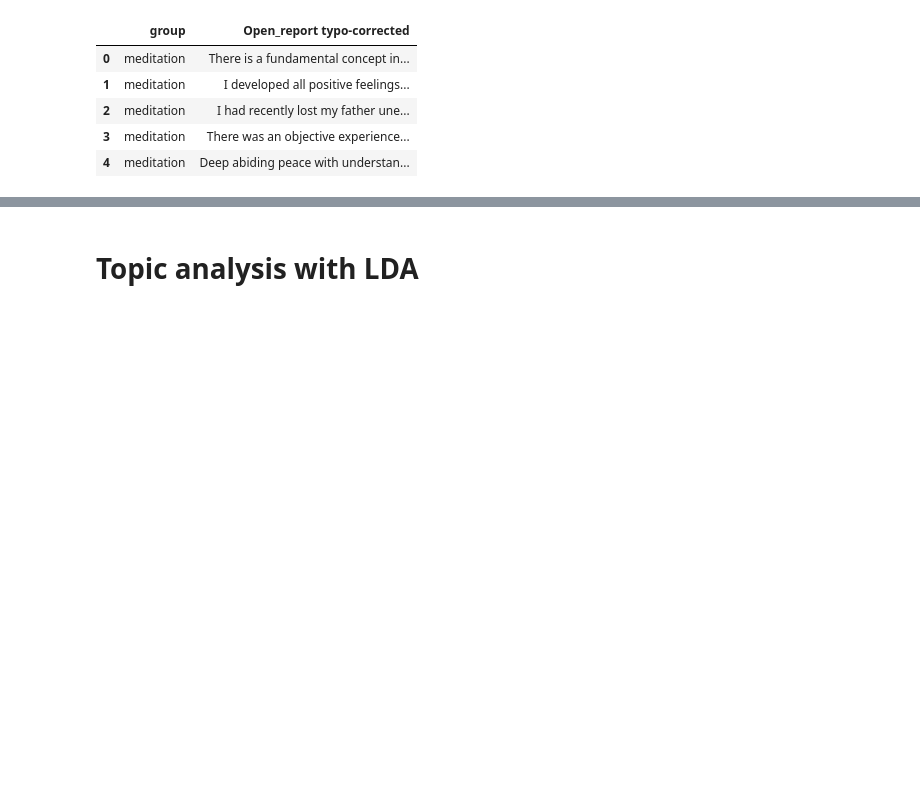
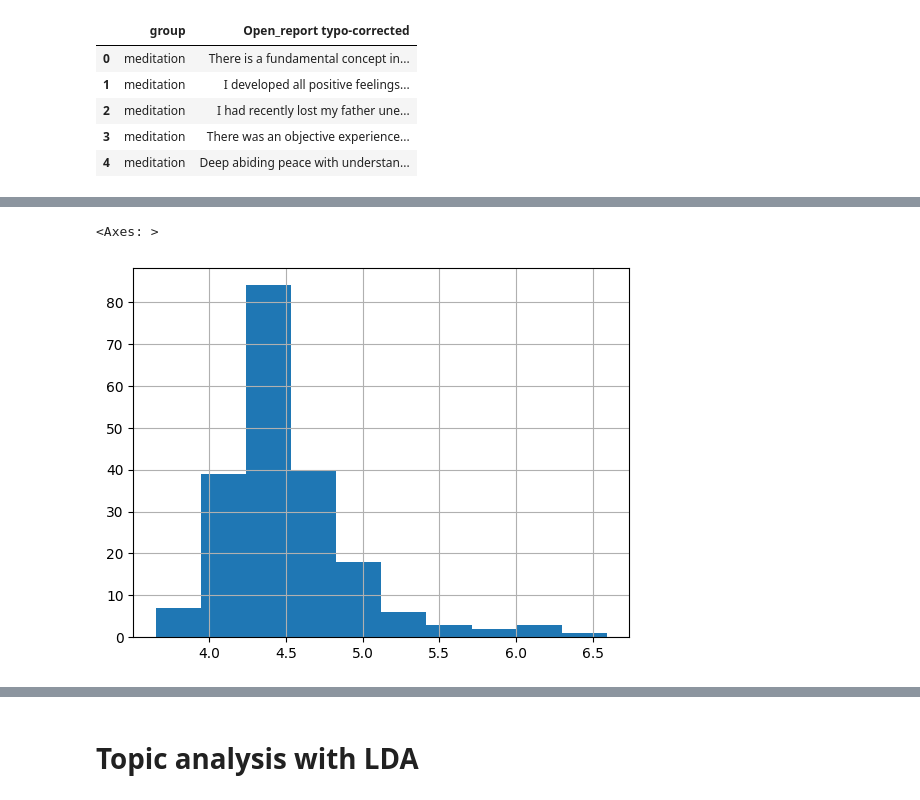
Before and after one commit to konstakm/psychedelics_vs_meditation_nlp, a Jupyter notebook: thesis analysis.ipynb, the cells around one changed output, grey strips where cells are left out. Cells and saved outputs as stored; diff of their text form; code cells hidden in the pictures; blank space fills up the shorter version.

```diff
--- a/thesis analysis.ipynb
+++ b/thesis analysis.ipynb
@@ -70,13 +16,0 @@ plt.bar(x,y)
-# %%
-from collections import  Counter
-
-
-counter=Counter(corpus)
-most=counter.most_common()
-x, y=[], []
-for word,count in most[:40]:
-    if (word not in stop):
-        x.append(word)
-        y.append(count)
-
-sns.barplot(x=y,y=x)
@@ -256,0 +122,7 @@ medi.head(5)
+# %%
+# Histogram of word lengths
+
+df['Open_report typo-corrected'].str.split().apply(lambda x : [len(i) for i in x]).map(lambda x: np.mean(x)).hist()
+# %% [output]
+<Axes: >
+[figure, added]
```
Also changed, not shown: parts of 47 cells of this notebook.
